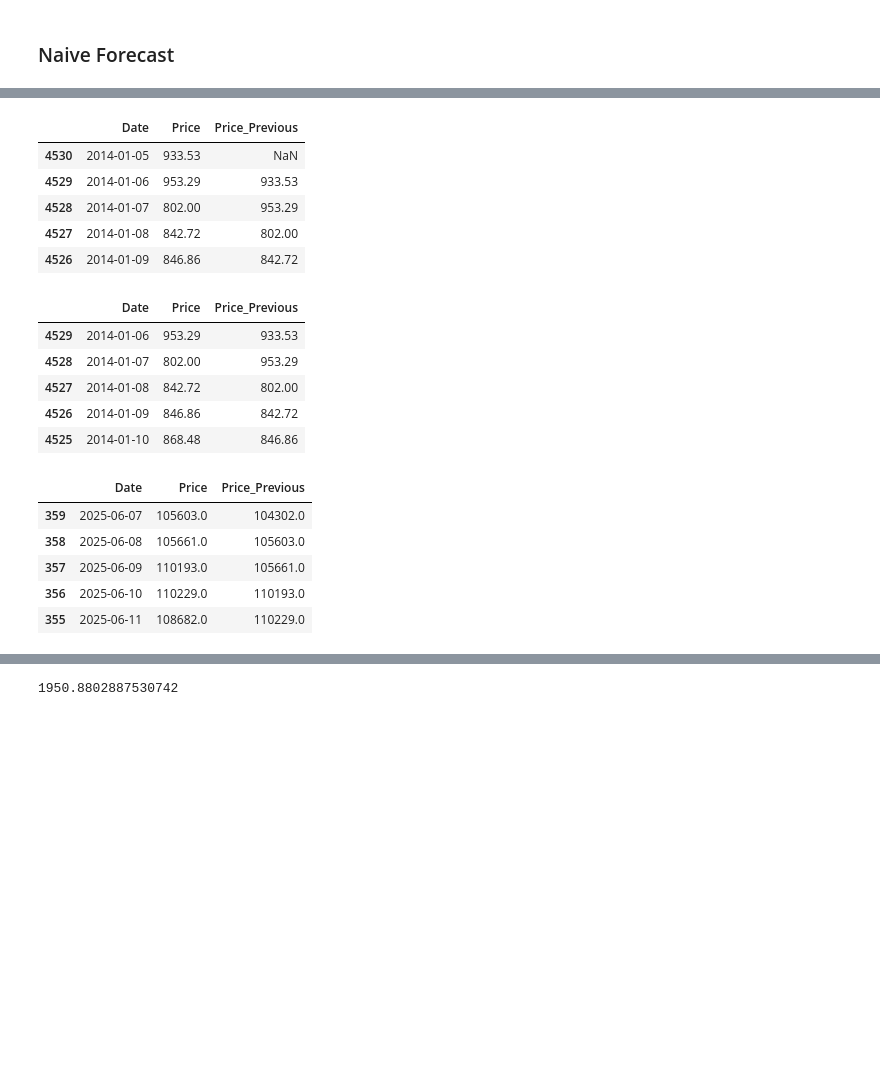
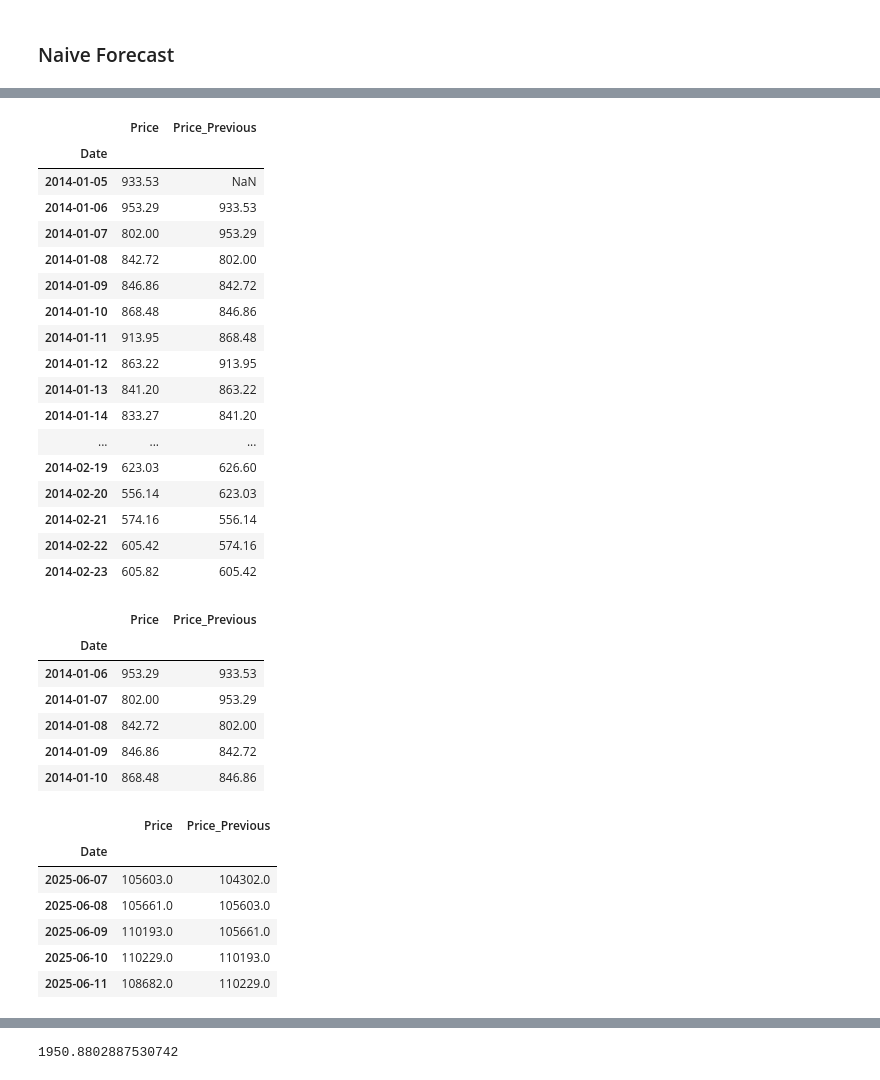
Before and after one commit to keithotuomagie/bitcoin_ts, a Jupyter notebook: notebook.ipynb, the cells around one changed output, grey strips where cells are left out. Saved outputs shown, nothing was run; the diff lists cells and outputs as text; code cells hidden in the pictures; blank space fills up the shorter version.

```diff
--- a/notebook.ipynb
+++ b/notebook.ipynb
@@ -154,7 +154,7 @@ bitcoin_df.head()
 # %%
 # Inverting the row order of the dataset
 
-bitcoin_df = bitcoin_df.iloc[::-1]
+#bitcoin_df = bitcoin_df.iloc[::-1]
 # %%
 # Checking whether or not the row order of the dataset has been inverted
 
@@ -309,0 +266,22 @@ bitcoin_df_naive.head()
+# %%
+# Function to convert date column to datetime, and set the date as the index
+
+def date_to_datetime_set_index(df, date_column):
+
+    # Convert date column to datetime
+
+    df[date_column] = pd.to_datetime(df[date_column])
+
+    # Sort chronologically
+
+    df = df.sort_values(by=date_column)
+
+    # Set date as the index
+
+    df = df.set_index(date_column)
+
+    return df
+# %%
+# Utilizing the 'date_to_datetime_set_index' function on the 'bitcoin_df_naive' dataframe
+
+bitcoin_df_naive = date_to_datetime_set_index(bitcoin_df_naive, 'Date')
@@ -314,14 +304,26 @@ bitcoin_df_naive['Price_Previous'] = bitcoin_df_naive['Price'].shift(1)
 # %%
 # Examining the new column 'Price_Lag'
 
-bitcoin_df_naive.head()
+bitcoin_df_naive.head(50)
 # %% [output]
-|  | Date | Price | Price_Previous |
-| 4530 | 2014-01-05 | 933.53 | NaN |
-| 4529 | 2014-01-06 | 953.29 | 933.53 |
-| 4528 | 2014-01-07 | 802.00 | 953.29 |
-| 4527 | 2014-01-08 | 842.72 | 802.00 |
-| 4526 | 2014-01-09 | 846.86 | 842.72 |
+|  | Price | Price_Previous |
+| Date |  |  |
+| 2014-01-05 | 933.53 | NaN |
+| 2014-01-06 | 953.29 | 933.53 |
+| 2014-01-07 | 802.00 | 953.29 |
+| 2014-01-08 | 842.72 | 802.00 |
+| 2014-01-09 | 846.86 | 842.72 |
+| 2014-01-10 | 868.48 | 846.86 |
+| 2014-01-11 | 913.95 | 868.48 |
+| 2014-01-12 | 863.22 | 913.95 |
+| 2014-01-13 | 841.20 | 863.22 |
+| 2014-01-14 | 833.27 | 841.20 |
+| ... | ... | ... |
+| 2014-02-19 | 623.03 | 626.60 |
+| 2014-02-20 | 556.14 | 623.03 |
+| 2014-02-21 | 574.16 | 556.14 |
+| 2014-02-22 | 605.42 | 574.16 |
+| 2014-02-23 | 605.82 | 605.42 |
 # %%
 # Creating the train and test set from the 'bitcoin_df_naive' dataframe
 
@@ -333,23 +335,25 @@ new_train_naive, new_test_naive = bitcoin_df_naive[1:bitcoin_df_naive.shape[0]-3
 
 new_train_naive.head()
 # %% [output]
-|  | Date | Price | Price_Previous |
-| 4529 | 2014-01-06 | 953.29 | 933.53 |
-| 4528 | 2014-01-07 | 802.00 | 953.29 |
-| 4527 | 2014-01-08 | 842.72 | 802.00 |
-| 4526 | 2014-01-09 | 846.86 | 842.72 |
-| 4525 | 2014-01-10 | 868.48 | 846.86 |
+|  | Price | Price_Previous |
+| Date |  |  |
+| 2014-01-06 | 953.29 | 933.53 |
+| 2014-01-07 | 802.00 | 953.29 |
+| 2014-01-08 | 842.72 | 802.00 |
+| 2014-01-09 | 846.86 | 842.72 |
+| 2014-01-10 | 868.48 | 846.86 |
 # %%
 # Examining the test set
 
 new_test_naive.head()
 # %% [output]
-|  | Date | Price | Price_Previous |
-| 359 | 2025-06-07 | 105603.0 | 104302.0 |
-| 358 | 2025-06-08 | 105661.0 | 105603.0 |
-| 357 | 2025-06-09 | 110193.0 | 105661.0 |
-| 356 | 2025-06-10 | 110229.0 | 110193.0 |
-| 355 | 2025-06-11 | 108682.0 | 110229.0 |
+|  | Price | Price_Previous |
+| Date |  |  |
+| 2025-06-07 | 105603.0 | 104302.0 |
+| 2025-06-08 | 105661.0 | 105603.0 |
+| 2025-06-09 | 110193.0 | 105661.0 |
+| 2025-06-10 | 110229.0 | 110193.0 |
+| 2025-06-11 | 108682.0 | 110229.0 |
 # %%
 # Creating the X-train and y-train for the train set
 
```
Also changed, not shown: parts of 45 cells of this notebook.
